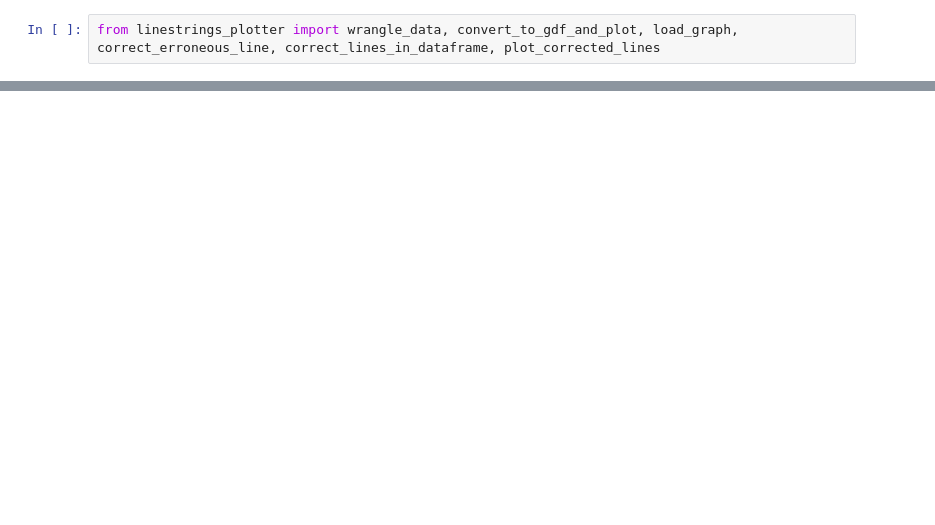
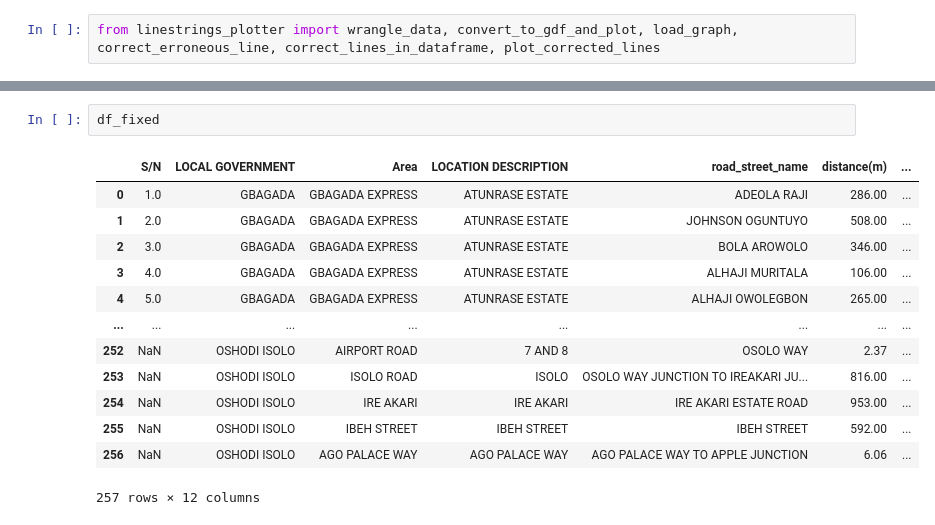
Before and after one commit to Ire-oluwa/Erroneous-LineString-Fixer, a Jupyter notebook: draw lines.ipynb, the cells around one changed output, grey strips where cells are left out. Drawn from its saved outputs; the diff is of its cells as text; blank space fills up the shorter version.

```diff
--- a/draw lines.ipynb
+++ b/draw lines.ipynb
@@ -200,0 +226,16 @@ correct_erroneous_line()
+# %%
+df_fixed
+# %% [output]
+|  | S/N | LOCAL GOVERNMENT | Area | LOCATION DESCRIPTION | road_street_name | distance(m) | ... |
+| 0 | 1.0 | GBAGADA | GBAGADA EXPRESS | ATUNRASE ESTATE | ADEOLA RAJI | 286.00 | ... |
+| 1 | 2.0 | GBAGADA | GBAGADA EXPRESS | ATUNRASE ESTATE | JOHNSON OGUNTUYO | 508.00 | ... |
+| 2 | 3.0 | GBAGADA | GBAGADA EXPRESS | ATUNRASE ESTATE | BOLA AROWOLO | 346.00 | ... |
+| 3 | 4.0 | GBAGADA | GBAGADA EXPRESS | ATUNRASE ESTATE | ALHAJI MURITALA | 106.00 | ... |
+| 4 | 5.0 | GBAGADA | GBAGADA EXPRESS | ATUNRASE ESTATE | ALHAJI OWOLEGBON | 265.00 | ... |
+| ... | ... | ... | ... | ... | ... | ... | ... |
+| 252 | NaN | OSHODI ISOLO | AIRPORT ROAD | 7 AND 8 | OSOLO WAY | 2.37 | ... |
+| 253 | NaN | OSHODI ISOLO | ISOLO ROAD | ISOLO | OSOLO WAY JUNCTION TO IREAKARI JU... | 816.00 | ... |
+| 254 | NaN | OSHODI ISOLO | IRE AKARI | IRE AKARI | IRE AKARI ESTATE ROAD | 953.00 | ... |
+| 255 | NaN | OSHODI ISOLO | IBEH STREET | IBEH STREET | IBEH STREET | 592.00 | ... |
+| 256 | NaN | OSHODI ISOLO | AGO PALACE WAY | AGO PALACE WAY | AGO PALACE WAY TO APPLE JUNCTION | 6.06 | ... |
+257 rows × 12 columns
```
Also changed, not shown: parts of 5 cells of this notebook, 1 other file.
